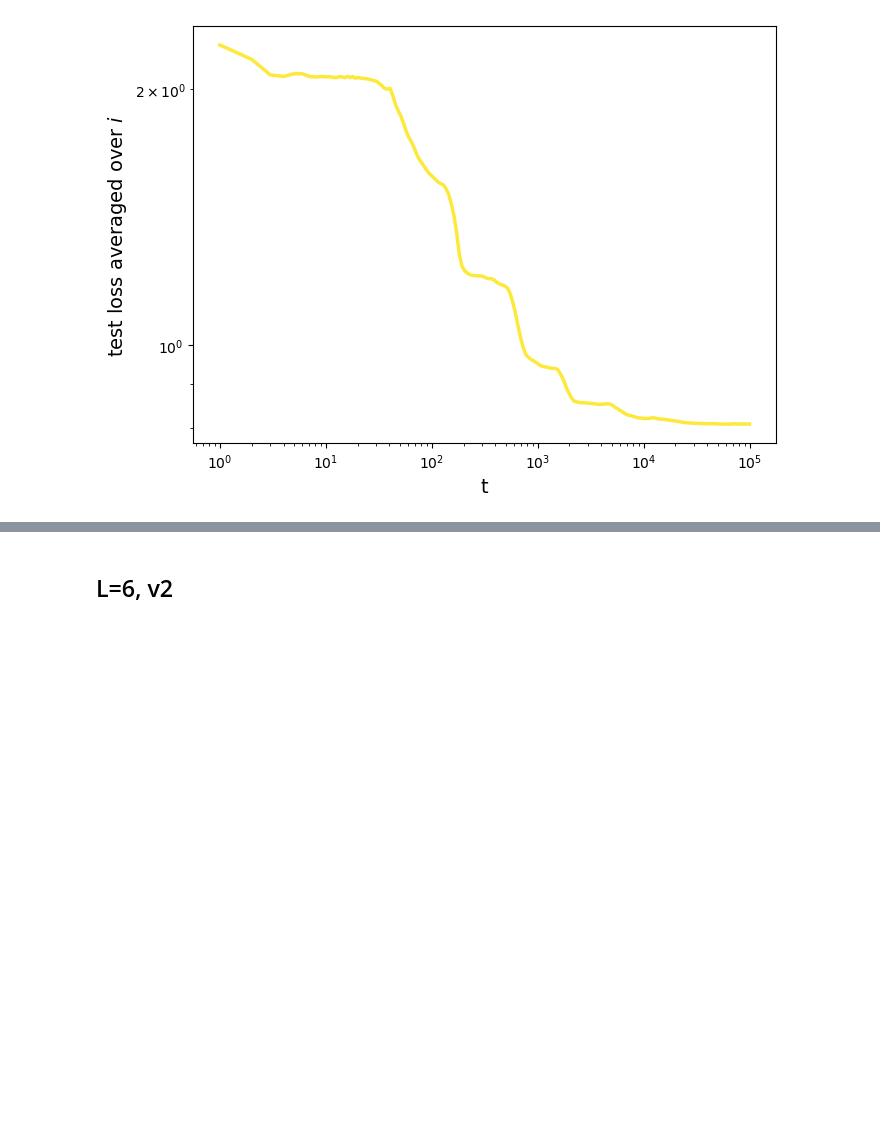
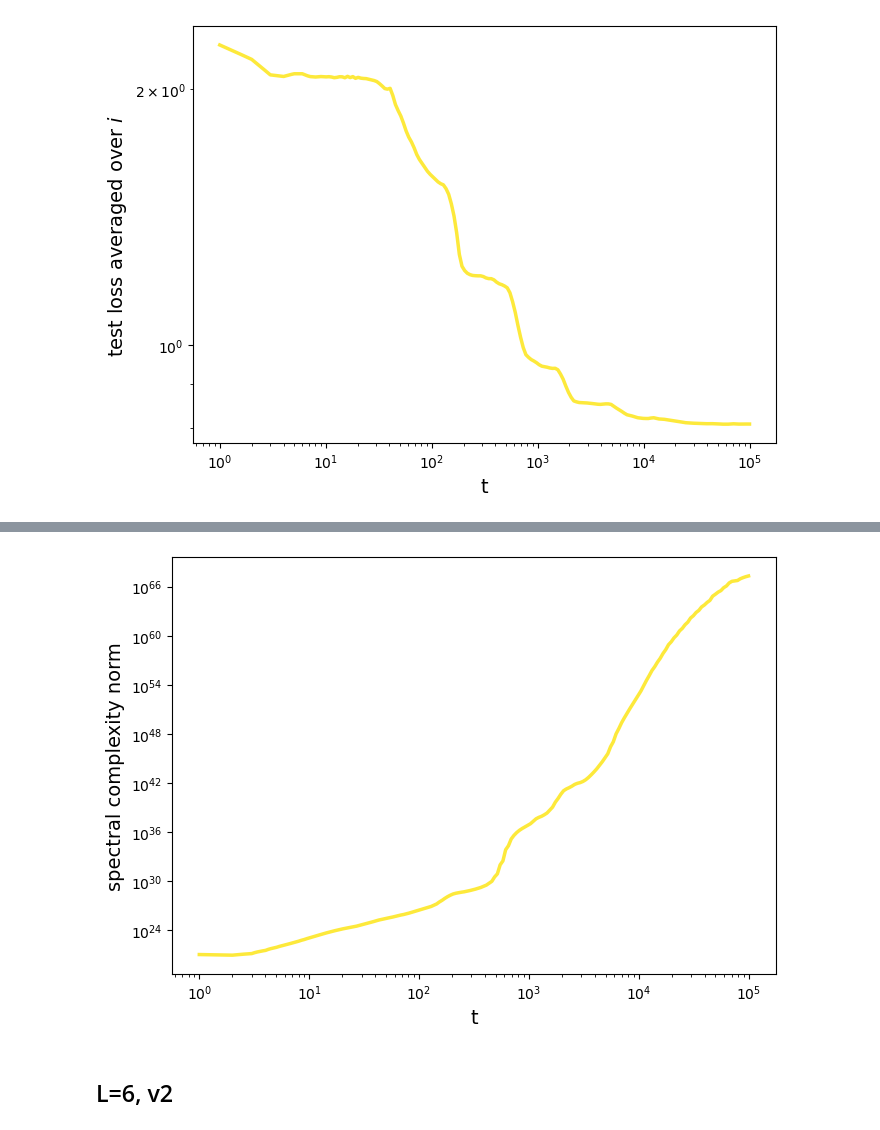
Before and after one commit to f-damico/small-language-modelling, a Jupyter notebook: notebook_M.ipynb, the cells around one changed output, grey strips where cells are left out. Saved outputs shown, nothing was run; the diff lists cells and outputs as text; code cells hidden in the pictures; blank space fills up the shorter version.

Commit message:
Norms

```diff
--- a/notebook_M.ipynb
+++ b/notebook_M.ipynb
@@ -966,3 +982,17 @@ fig, ax = plot_ntp_average_i_all_curves(
+# %%
+fig, ax = plot_ntp_average_i_all_curves(
+    res,
+    norm_type="time",
+    y_plot="spectral_complexity",
+    split="test",
+    xscale="log",
+    yscale="log",
+    average_seeds=True,
+    show_seed_std=True,
+    lw=2.5,
+)
+# %% [output]
+[figure, added]
 # %% [markdown]
 ## L=6, v2
 # %%
```
Also changed, not shown: parts of 24 cells of this notebook, 1 other file.
